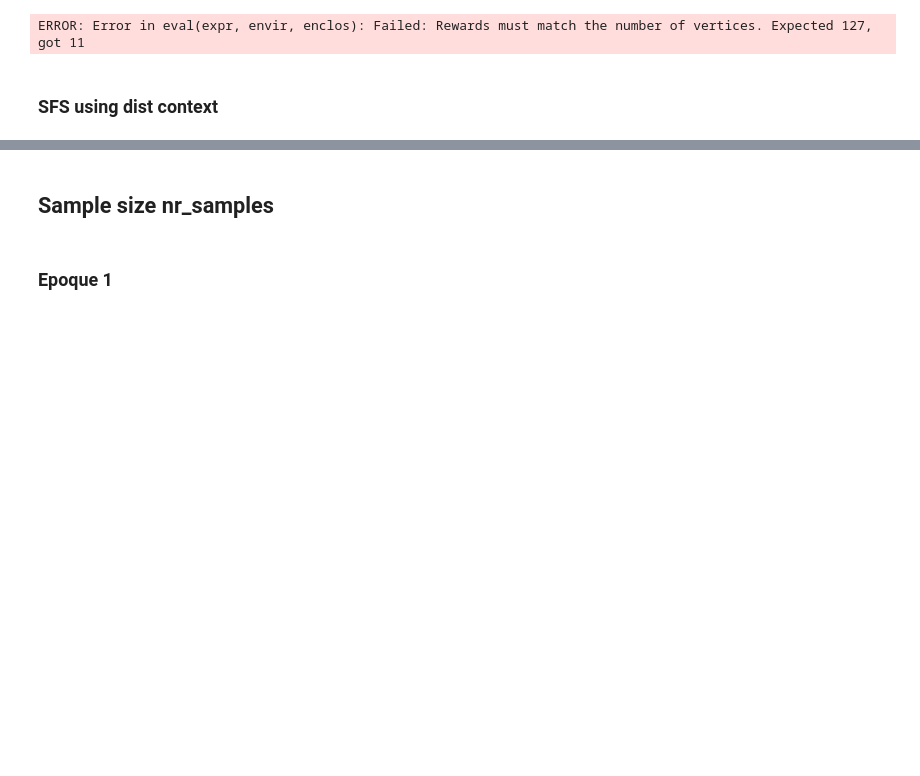
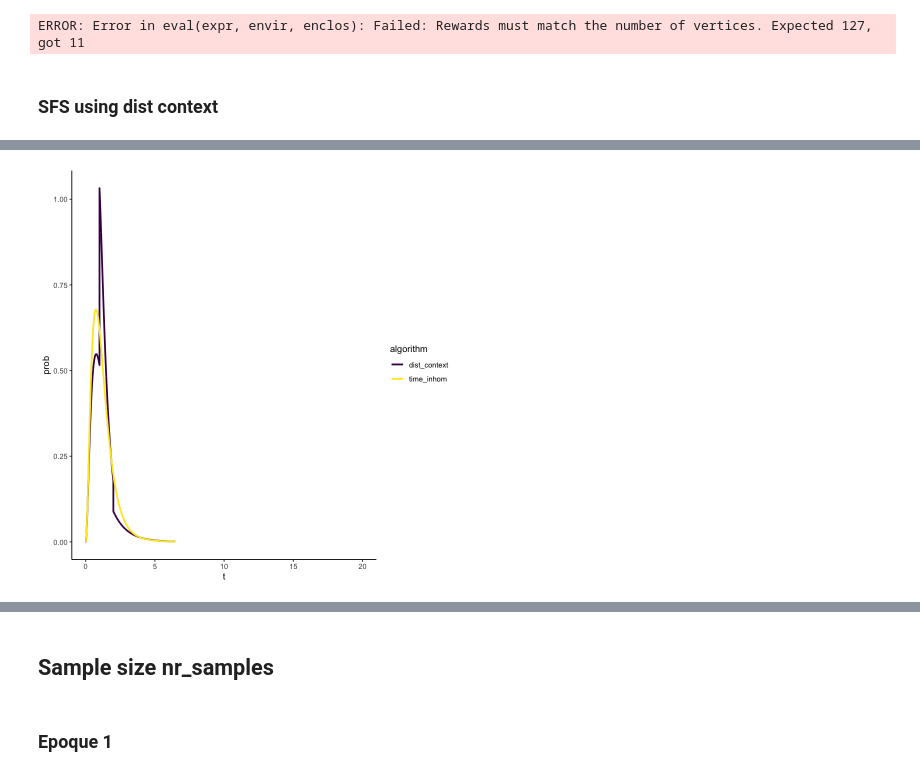
Before and after one commit to munch-group/phase-type-distributions, a Jupyter notebook: notebooks/coalescent-epoques.ipynb, the cells around one changed output, grey strips where cells are left out. Saved outputs shown, nothing was run; the diff lists cells and outputs as text; code cells hidden in the pictures; blank space fills up the shorter version.

```diff
--- a/notebooks/coalescent-epoques.ipynb
+++ b/notebooks/coalescent-epoques.ipynb
@@ -253,0 +247,12 @@ ggplot(aes(x=ton, y=brlen, fill=ton)) +
+# %%
+df <- data.frame(prob = unlist(tmrca_pdf), t=unlist(time), algorithm='dist_context')
+x <- seq(from = 0, to = max(df$t), by = 0.01)
+plot_df <- rbind(df, data.frame(prob = dph(x, graph), t=x, algorithm='time_inhom'))
+options(warn=-1)
+    ggplot(plot_df, aes(y=prob, x=t, color=algorithm, style=algorithm)) +
+        geom_line(linewidth=1) +
+        scale_color_viridis_d() +
+        despine + xlim(0, 20)
+options(warn=0)
+# %% [output]
+[figure, added]
```
Also changed, not shown: parts of 4 cells of this notebook, 2 other files.
